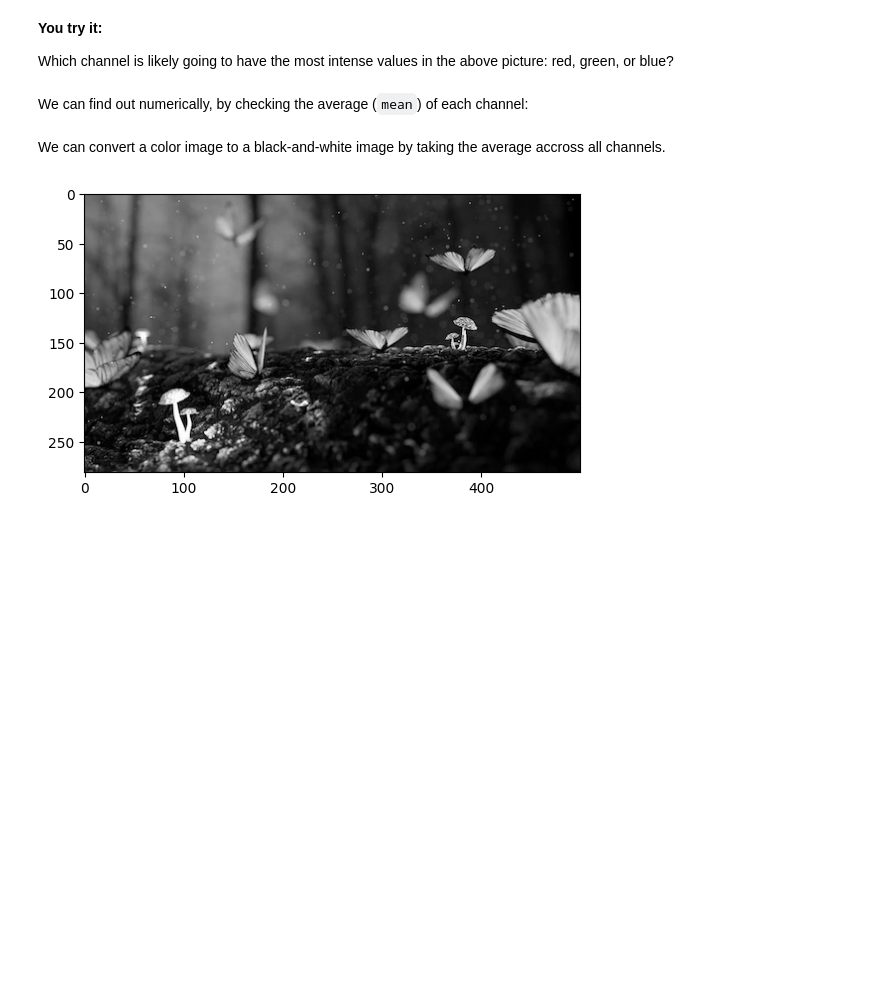
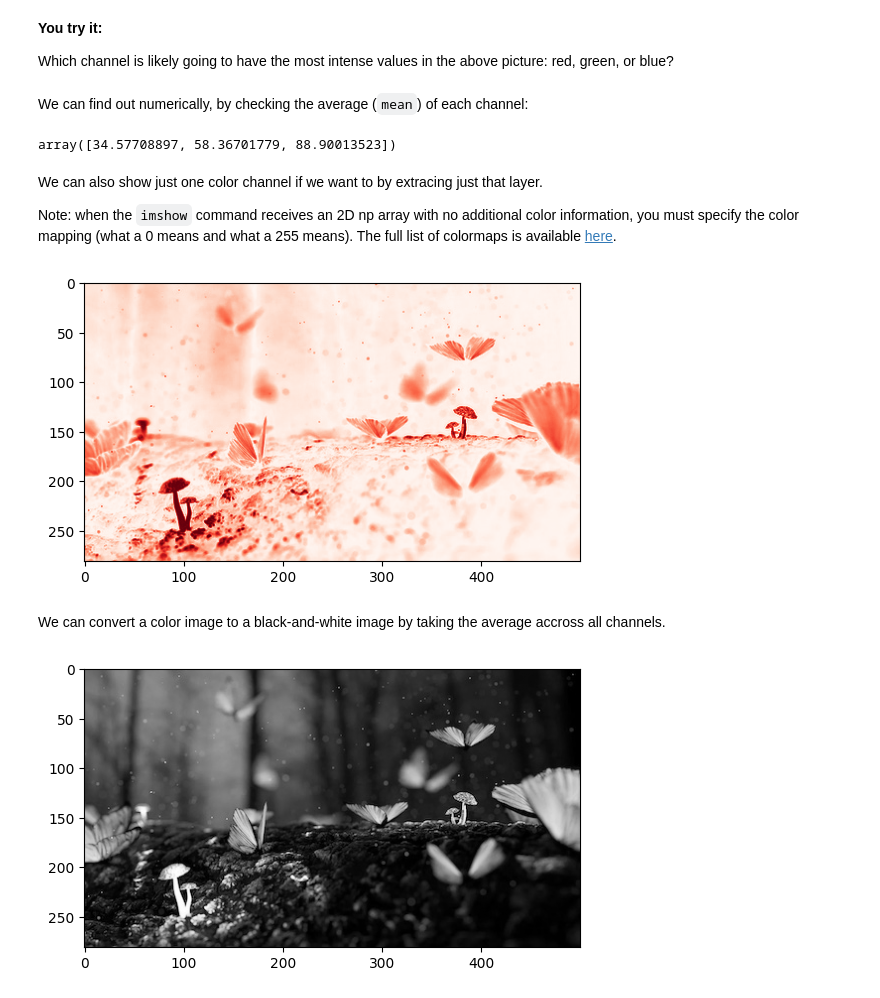
Before and after one commit to ciri/iese-dsfb, a Jupyter notebook: notebooks/100-HowComputersSee.ipynb, the cells around one changed output. Drawn from its saved outputs; the diff is of its cells as text; code cells hidden in the pictures; blank space fills up the shorter version.

```diff
--- a/notebooks/100-HowComputersSee.ipynb
+++ b/notebooks/100-HowComputersSee.ipynb
@@ -153,6 +156,20 @@ Try showing just the bottom left corner of the images.
 Which channel is likely going to have the most intense values in the above picture: red, green, or blue?
 # %% [markdown]
 We can find out numerically, by checking the average (`mean`) of each channel:
+# %%
+im.mean(axis=(0,1))
+# %% [output]
+array([34.57708897, 58.36701779, 88.90013523])
+# %% [markdown]
+We can also show just one color channel if we want to by extracing just that layer.
+
+Note: when the `imshow` command receives an 2D np array with no additional color information, you must specify the color mapping (what a 0 means and what a 255 means). The full list of colormaps is available [here](https://matplotlib.org/stable/users/explain/colors/colormaps.html).
+# %%
+red_image = im[:,:,0]
+plt.imshow(red_image, cmap='Reds')
+plt.show();
+# %% [output]
+[figure, added]
 # %% [markdown]
 We can convert a color image to a black-and-white image by taking the average accross all channels.
 # %%
```
Also changed, not shown: parts of 21 cells of this notebook.
